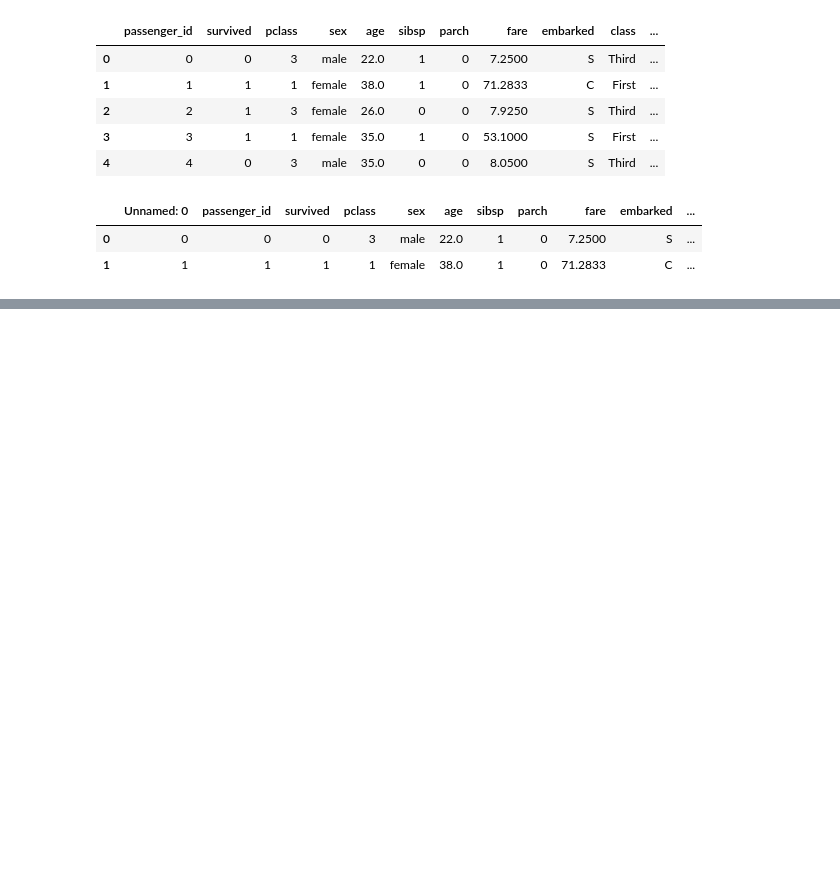
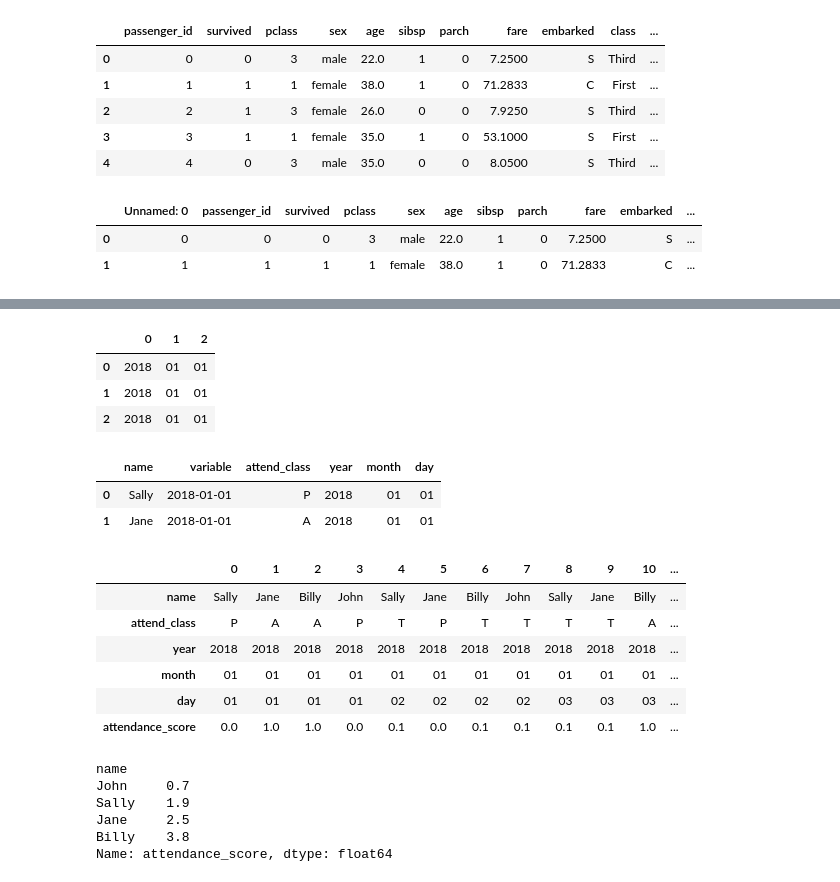
Before and after one commit to MigashaneVictoire/classification-exercises, a Jupyter notebook: classification_exercises.ipynb, the cells around one changed output, grey strips where cells are left out. Drawn from its saved outputs; the diff is of its cells as text; code cells hidden in the pictures; blank space fills up the shorter version.

```diff
--- a/classification_exercises.ipynb
+++ b/classification_exercises.ipynb
@@ -333,0 +369,52 @@ get_csv_from_codeup_database_("titanic.csv").head(2)
+# %%
+# split the variable column into year, month and day
+split_var = attendance.variable.str.split("-", expand=True)
+split_var.head(3)
+# %% [output]
+|  | 0 | 1 | 2 |
+| 0 | 2018 | 01 | 01 |
+| 1 | 2018 | 01 | 01 |
+| 2 | 2018 | 01 | 01 |
+# %%
+# add the tree new columns to the attendace dataframe
+attendance[["year", "month", "day"]] = split_var
+
+attendance.head(2)
+# %% [output]
+|  | name | variable | attend_class | year | month | day |
+| 0 | Sally | 2018-01-01 | P | 2018 | 01 | 01 |
+| 1 | Jane | 2018-01-01 | A | 2018 | 01 | 01 |
+# %%
+# remoce the bad year column
+attendance = attendance.drop(columns=["variable"], axis=1)
+# %%
+t=0.1
+a = t * 10
+p = 0.0
+h= 0.5
+
+condlist = [attendance.attend_class == "T", attendance.attend_class == "A", attendance.attend_class == "H", attendance.attend_class == "p"]
+choicelist = [t, a, h, p]
+att_score = np.select(condlist, choicelist)
+
+attendance["attendance_score"] = att_score
+# %%
+attendance.head(20).T
+# %% [output]
+|  | 0 | 1 | 2 | 3 | 4 | 5 | 6 | 7 | 8 | 9 | 10 | ... |
+| name | Sally | Jane | Billy | John | Sally | Jane | Billy | John | Sally | Jane | Billy | ... |
+| attend_class | P | A | A | P | T | P | T | T | T | T | A | ... |
+| year | 2018 | 2018 | 2018 | 2018 | 2018 | 2018 | 2018 | 2018 | 2018 | 2018 | 2018 | ... |
+| month | 01 | 01 | 01 | 01 | 01 | 01 | 01 | 01 | 01 | 01 | 01 | ... |
+| day | 01 | 01 | 01 | 01 | 02 | 02 | 02 | 02 | 03 | 03 | 03 | ... |
+| attendance_score | 0.0 | 1.0 | 1.0 | 0.0 | 0.1 | 0.0 | 0.1 | 0.1 | 0.1 | 0.1 | 1.0 | ... |
+# %%
+# attendance scores
+attendance.groupby("name").attendance_score.agg("sum").sort_values()
+# %% [output]
+name
+John     0.7
+Sally    1.9
+Jane     2.5
+Billy    3.8
+Name: attendance_score, dtype: float64
```
Also changed, not shown: parts of 4 cells of this notebook.
